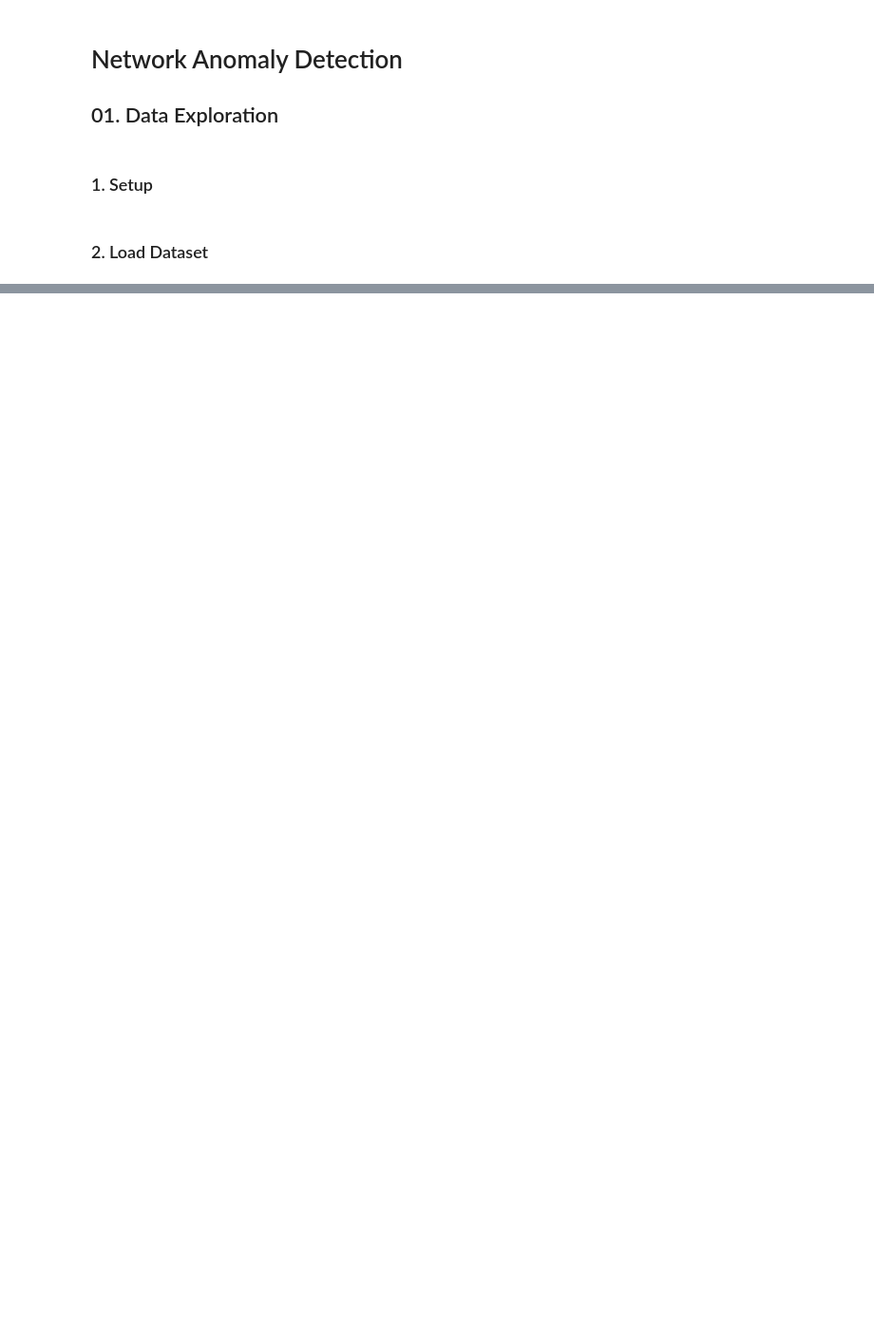
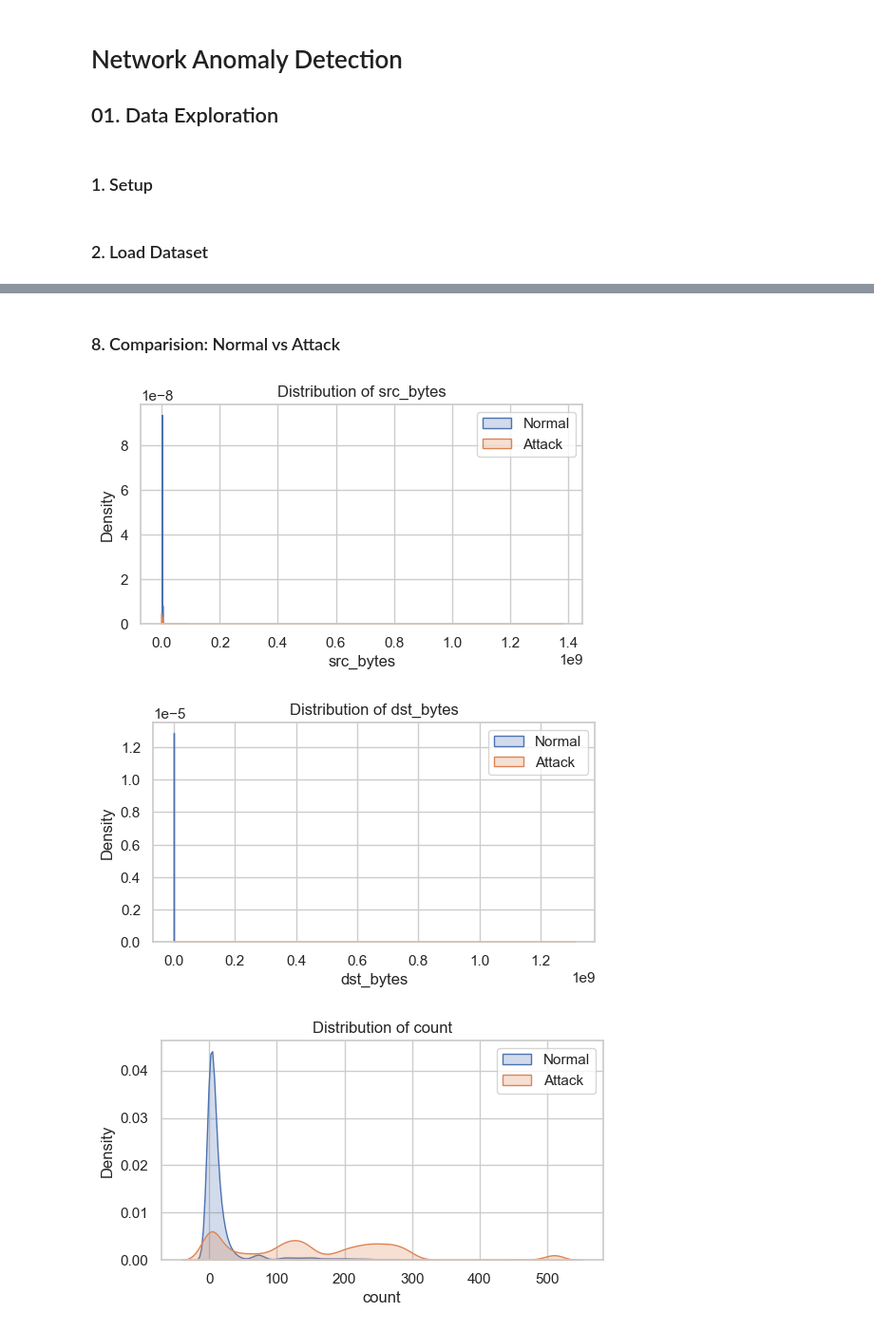
Before and after one commit to Coo15/Network-Anomaly-Detection, a Jupyter notebook: notebooks/01_data-exploration.ipynb, the cells around one changed output, grey strips where cells are left out. Shown at 95% size. Cells and saved outputs as stored; diff of their text form; code cells hidden in the pictures; blank space fills up the shorter version.

```diff
--- a/notebooks/01_data-exploration.ipynb
+++ b/notebooks/01_data-exploration.ipynb
@@ -196,0 +80,4 @@ Final shape: (3245180, 8)
+# %%
+df['is_attack'] = (df['label'] != 'normal').astype(int)
+
+df['is_attack'].value_counts()
@@ -196,0 +91,6 @@ Final shape: (3245180, 8)
+# %%
+df_normal = df[df['label'] == 'normal']
+df_attack = df[df['label'] != 'normal']
+
+print("Normal samples:", df_normal.shape)
+print("Attack samples:", df_attack.shape)
@@ -196,0 +102,6 @@ Final shape: (3245180, 8)
+# %%
+categorical_cols = ['protocol_type', 'service', 'flag']
+
+for col in categorical_cols:
+    print(f"\n{col} value counts (top 10):")
+    print(df[col].value_counts().head(10))
@@ -196,0 +150,16 @@ Final shape: (3245180, 8)
+# %% [markdown]
+### 8. Comparision: Normal vs Attack
+# %%
+features_to_compare = ['src_bytes', 'dst_bytes', 'count', 'srv_count']
+
+for col in features_to_compare:
+    plt.figure(figsize=(6,3))
+    sns.kdeplot(df_normal[col], label="Normal", fill=True)
+    sns.kdeplot(df_attack[col], label="Attack", fill=True)
+    plt.title(f"Distribution of {col}")
+    plt.legend()
+    plt.show()
+# %% [output]
+[figure, added]
+[figure, added]
+[figure, added]
```
Also changed, not shown: parts of 43 cells of this notebook, 9 other files.
